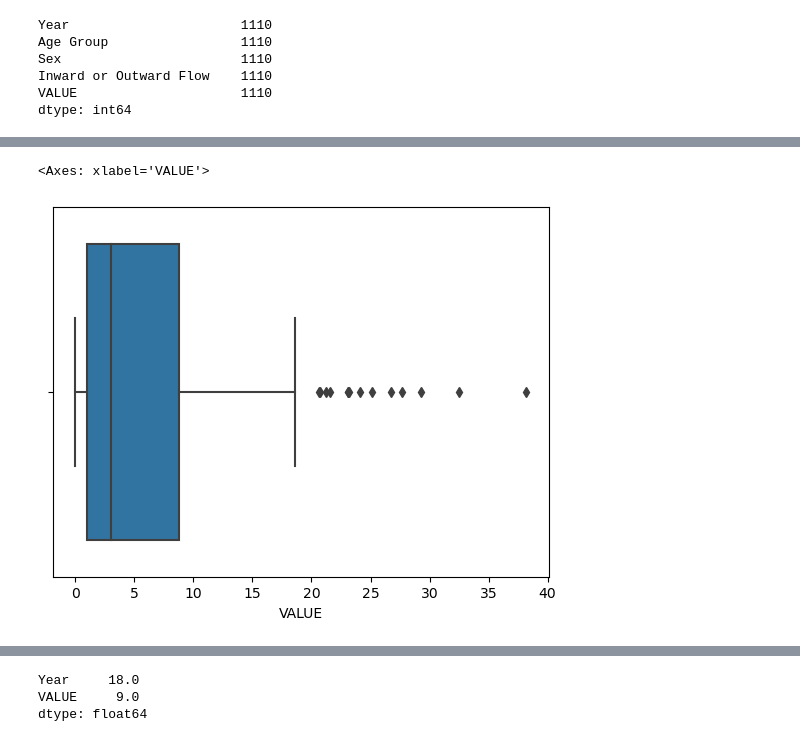
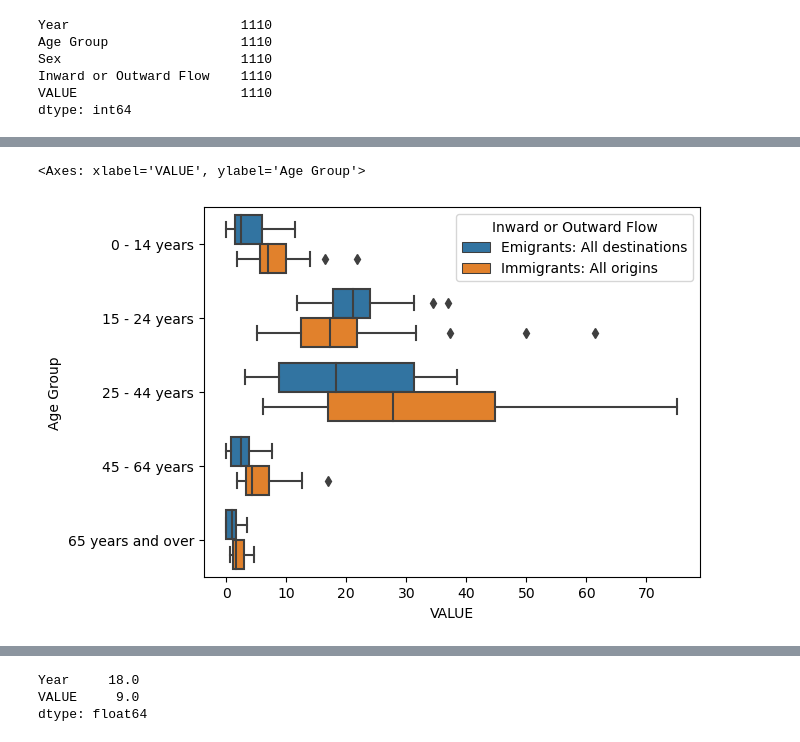
Before and after one commit to RubenCharleston/CA1-Migration-in-Ireland, a Jupyter notebook: Untitled.ipynb, the cells around one changed output, grey strips where cells are left out. Drawn from its saved outputs; the diff is of its cells as text; code cells hidden in the pictures.

```diff
--- a/Untitled.ipynb
+++ b/Untitled.ipynb
@@ -288,7 +295,7 @@ sns.boxplot(y=dfBothSexes['Age Group'], x=dfBothSexes.VALUE)
+# %%
+sns.boxplot(y=dfBothSexes['Age Group'], x=dfBothSexes.VALUE, hue=dfBothSexes["Inward or Outward Flow"])
+# %% [output]
+<Axes: xlabel='VALUE', ylabel='Age Group'>
+[figure, added]
 # %%
 #dfNoNetMigration.loc[dfNoNetMigration['Sex']=='Both sexes'].head(20)
-# %%
-sns.boxplot(x=dfNoNetMigration[dfNoNetMigration.Sex=='Female'].VALUE)
-# %% [output]
-<Axes: xlabel='VALUE'>
-[figure, removed]
```
Also changed, not shown: parts of 24 cells of this notebook.
